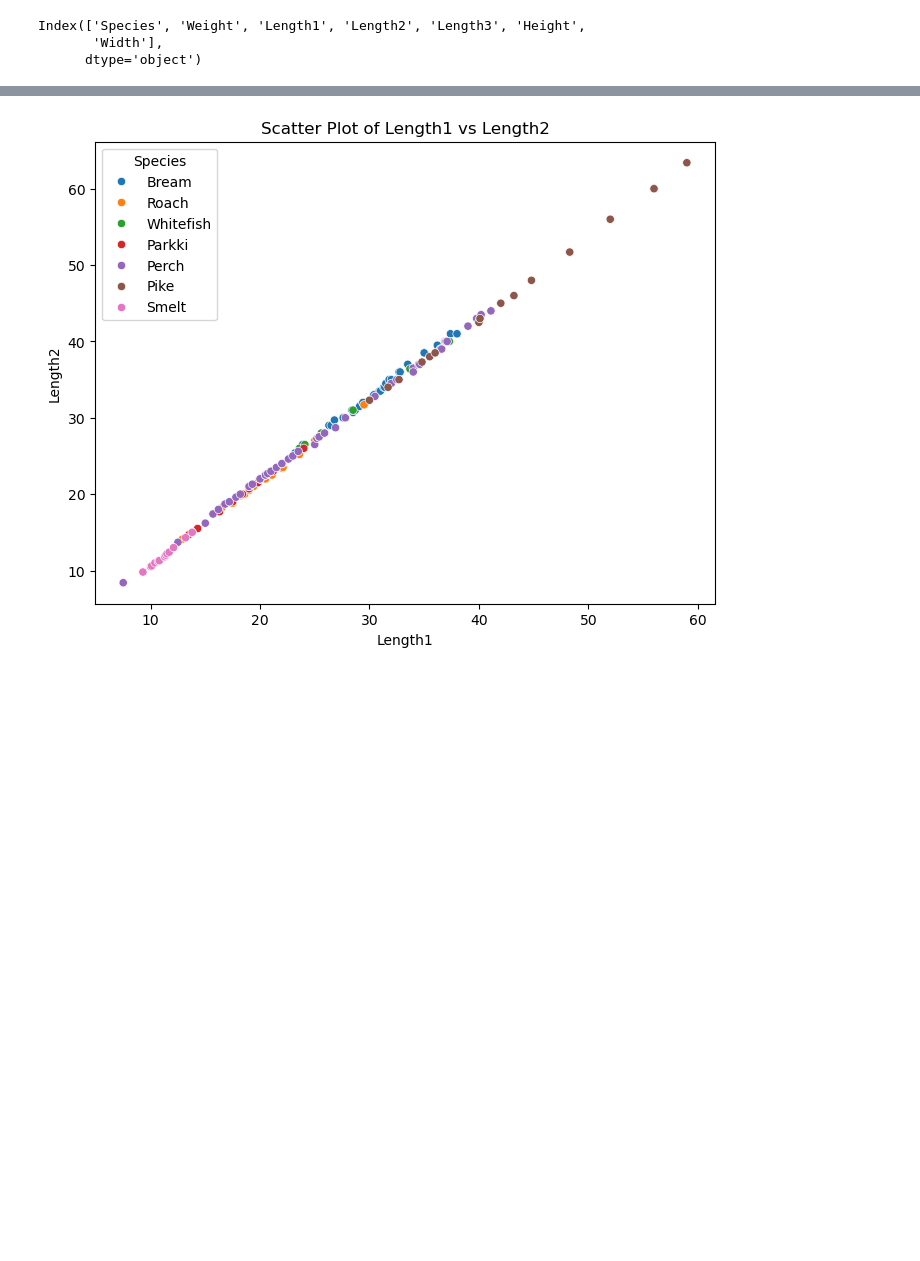
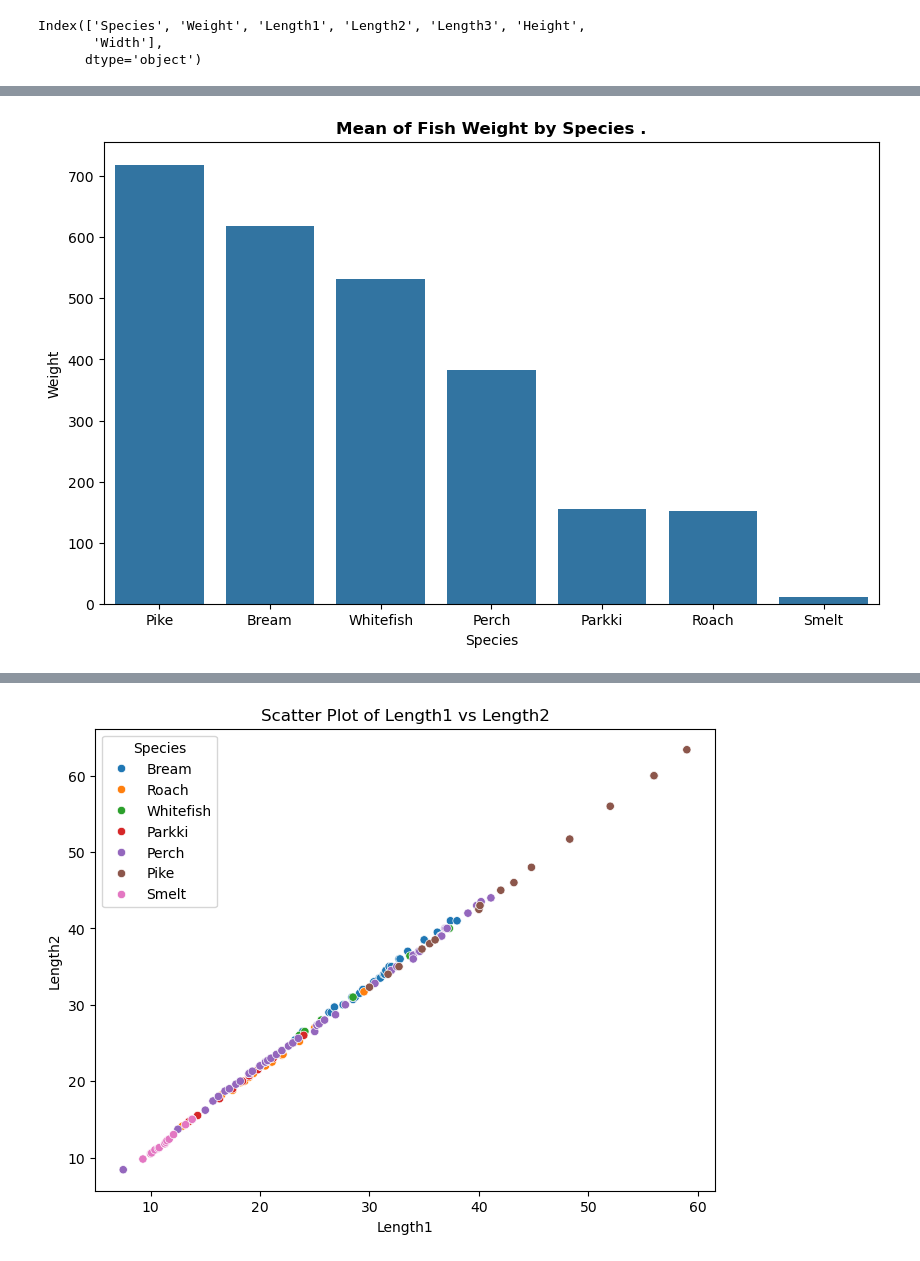
Before and after one commit to muratbek-kebtarum/ASDA_2025_Group_5_Portfolio, a Jupyter notebook: notebooks/week_07_group_5_notebook.ipynb, the cells around one changed output, grey strips where cells are left out. Saved outputs shown, nothing was run; the diff lists cells and outputs as text; code cells hidden in the pictures; blank space fills up the shorter version.

```diff
--- a/notebooks/week_07_group_5_notebook.ipynb
+++ b/notebooks/week_07_group_5_notebook.ipynb
@@ -100,0 +113,22 @@ Index(['Species', 'Weight', 'Length1', 'Length2', 'Length3', 'Height',
+# %%
+## Create barplot using seaborn between species and the mean of weight
+plt.figure(figsize=(10,6))
+sns.barplot(
+    data=df,
+    x="Species",
+    y="Weight",
+    order=df.groupby('Species')['Weight'].mean().sort_values(ascending=False).index,
+    errorbar=('ci', False),
+    estimator='mean'
+)
+
+## title and labels name
+plt.title('Mean of Fish Weight by Species .', weight="bold")
+plt.xlabel('Species')
+plt.ylabel('Weight')
+
+## Show plot
+plt.show()
+plt.show()
+# %% [output]
+[figure, added]
```
Also changed, not shown: parts of 36 cells of this notebook.
